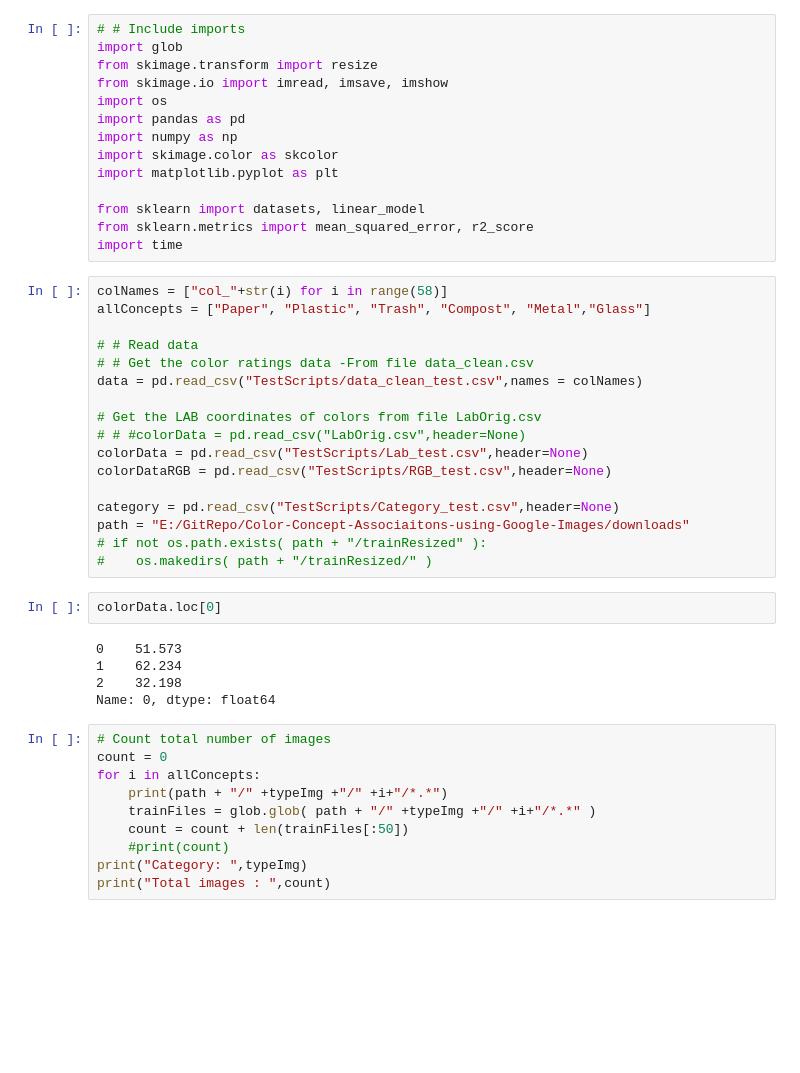
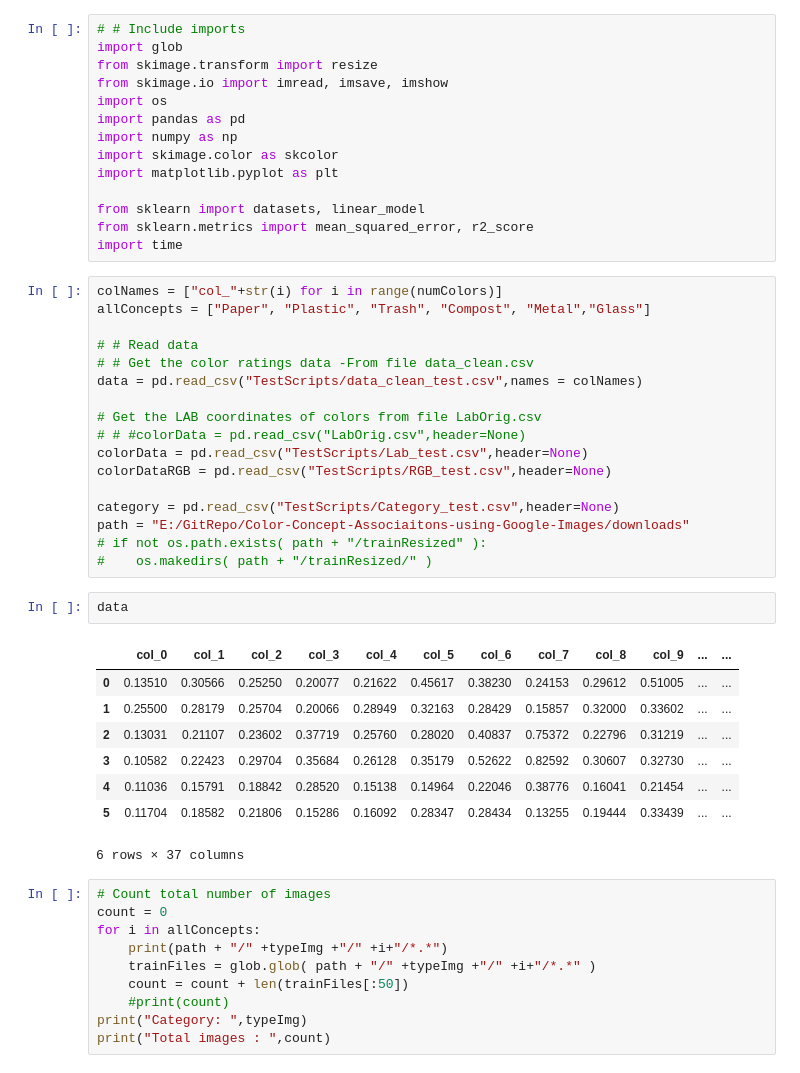
Before and after one commit to Raginii/Color-Concept-Associations-using-Google-Images, a Jupyter notebook: 01_getFeaturesTest.ipynb, the cells around one changed output. Saved outputs shown, nothing was run; the diff lists cells and outputs as text; blank space fills up the shorter version.

```diff
--- a/01_getFeaturesTest.ipynb
+++ b/01_getFeaturesTest.ipynb
@@ -18,7 +19,7 @@ from sklearn import datasets, linear_model
 from sklearn.metrics import mean_squared_error, r2_score
 import time
 # %%
-colNames = ["col_"+str(i) for i in range(58)]
+colNames = ["col_"+str(i) for i in range(numColors)]
 allConcepts = ["Paper", "Plastic", "Trash", "Compost", "Metal","Glass"]
 
 # # Read data
@@ -34,13 +35,17 @@ category = pd.read_csv("TestScripts/Category_test.csv",header=None)
 path = "E:/GitRepo/Color-Concept-Associaitons-using-Google-Images/downloads"
 # if not os.path.exists( path + "/trainResized" ):
 #    os.makedirs( path + "/trainResized/" )
-# %%
-colorData.loc[0]
-# %% [output]
-0    51.573
-1    62.234
-2    32.198
-Name: 0, dtype: float64
+# %%
+data
+# %% [output]
+|  | col_0 | col_1 | col_2 | col_3 | col_4 | col_5 | col_6 | col_7 | col_8 | col_9 | ... | ... |
+| 0 | 0.13510 | 0.30566 | 0.25250 | 0.20077 | 0.21622 | 0.45617 | 0.38230 | 0.24153 | 0.29612 | 0.51005 | ... | ... |
+| 1 | 0.25500 | 0.28179 | 0.25704 | 0.20066 | 0.28949 | 0.32163 | 0.28429 | 0.15857 | 0.32000 | 0.33602 | ... | ... |
+| 2 | 0.13031 | 0.21107 | 0.23602 | 0.37719 | 0.25760 | 0.28020 | 0.40837 | 0.75372 | 0.22796 | 0.31219 | ... | ... |
+| 3 | 0.10582 | 0.22423 | 0.29704 | 0.35684 | 0.26128 | 0.35179 | 0.52622 | 0.82592 | 0.30607 | 0.32730 | ... | ... |
+| 4 | 0.11036 | 0.15791 | 0.18842 | 0.28520 | 0.15138 | 0.14964 | 0.22046 | 0.38776 | 0.16041 | 0.21454 | ... | ... |
+| 5 | 0.11704 | 0.18582 | 0.21806 | 0.15286 | 0.16092 | 0.28347 | 0.28434 | 0.13255 | 0.19444 | 0.33439 | ... | ... |
+6 rows × 37 columns
 # %%
 # Count total number of images
 count = 0
```
Also changed, not shown: parts of 14 cells of this notebook.
